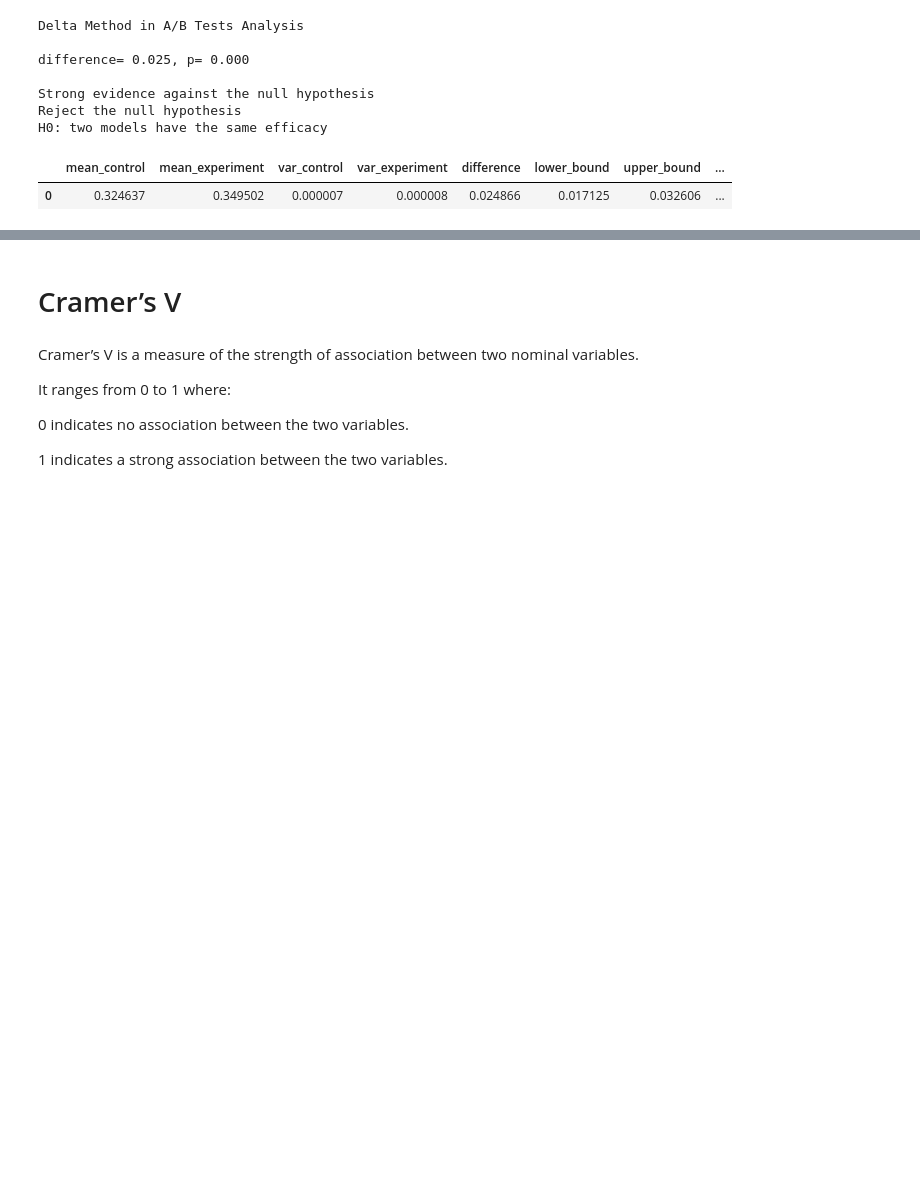
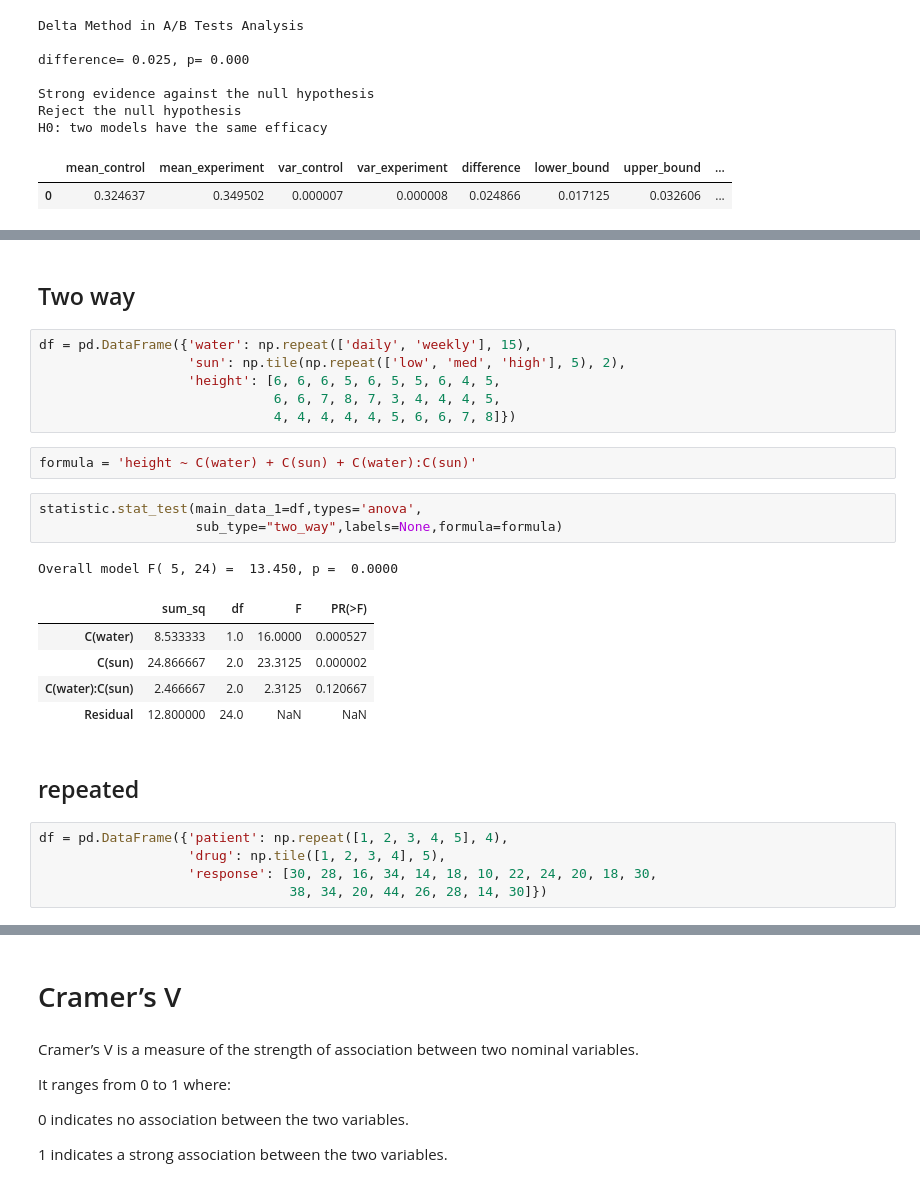
Before and after one commit to imanursar/Machine-Learning-Notes, a Jupyter notebook: Custom Function/Statistic Function.ipynb, the cells around one changed output, grey strips where cells are left out. Drawn from its saved outputs; the diff is of its cells as text; blank space fills up the shorter version.

```diff
--- a/Custom Function/Statistic Function.ipynb
+++ b/Custom Function/Statistic Function.ipynb
@@ -367,0 +411,27 @@ H0: two models have the same efficacy
+# %% [markdown]
+## Two way
+# %%
+df = pd.DataFrame({'water': np.repeat(['daily', 'weekly'], 15),
+                   'sun': np.tile(np.repeat(['low', 'med', 'high'], 5), 2),
+                   'height': [6, 6, 6, 5, 6, 5, 5, 6, 4, 5,
+                              6, 6, 7, 8, 7, 3, 4, 4, 4, 5,
+                              4, 4, 4, 4, 4, 5, 6, 6, 7, 8]})
+# %%
+formula = 'height ~ C(water) + C(sun) + C(water):C(sun)'
+# %%
+statistic.stat_test(main_data_1=df,types='anova',
+                    sub_type="two_way",labels=None,formula=formula)
+# %% [output]
+Overall model F( 5, 24) =  13.450, p =  0.0000
+|  | sum_sq | df | F | PR(>F) |
+| C(water) | 8.533333 | 1.0 | 16.0000 | 0.000527 |
+| C(sun) | 24.866667 | 2.0 | 23.3125 | 0.000002 |
+| C(water):C(sun) | 2.466667 | 2.0 | 2.3125 | 0.120667 |
+| Residual | 12.800000 | 24.0 | NaN | NaN |
+# %% [markdown]
+## repeated
+# %%
+df = pd.DataFrame({'patient': np.repeat([1, 2, 3, 4, 5], 4),
+                   'drug': np.tile([1, 2, 3, 4], 5),
+                   'response': [30, 28, 16, 34, 14, 18, 10, 22, 24, 20, 18, 30,
+                                38, 34, 20, 44, 26, 28, 14, 30]})
```
Also changed, not shown: parts of 19 cells of this notebook.
